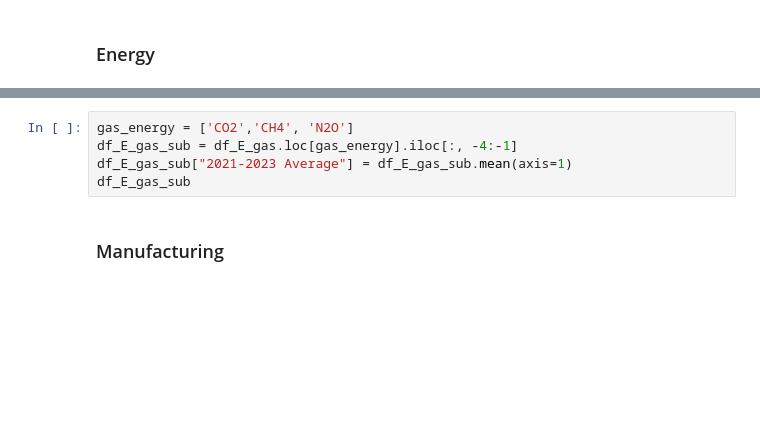
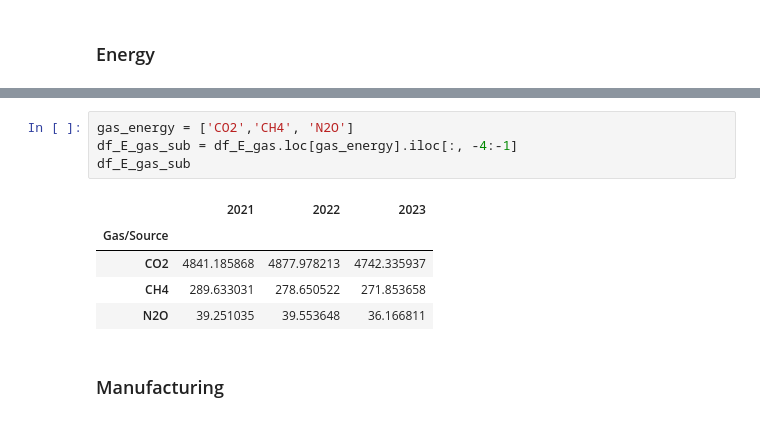
Before and after one commit to hannahzafar/GHGI-viewer, a Jupyter notebook: Emissions-viewer.ipynb, the cells around one changed output, grey strips where cells are left out. Saved outputs shown, nothing was run; the diff lists cells and outputs as text; blank space fills up the shorter version.

```diff
--- a/Emissions-viewer.ipynb
+++ b/Emissions-viewer.ipynb
@@ -116,8 +153,13 @@ print(title_E_gas,*notes_E_gas, sep='\n')
 # %%
 gas_energy = ['CO2','CH4', 'N2O']
 df_E_gas_sub = df_E_gas.loc[gas_energy].iloc[:, -4:-1]
-df_E_gas_sub["2021-2023 Average"] = df_E_gas_sub.mean(axis=1)
 df_E_gas_sub
+# %% [output]
+|  | 2021 | 2022 | 2023 |
+| Gas/Source |  |  |  |
+| CO2 | 4841.185868 | 4877.978213 | 4742.335937 |
+| CH4 | 289.633031 | 278.650522 | 271.853658 |
+| N2O | 39.251035 | 39.553648 | 36.166811 |
 # %% [markdown]
 ### Manufacturing
 # %%
```
Also changed, not shown: parts of 27 cells of this notebook.
